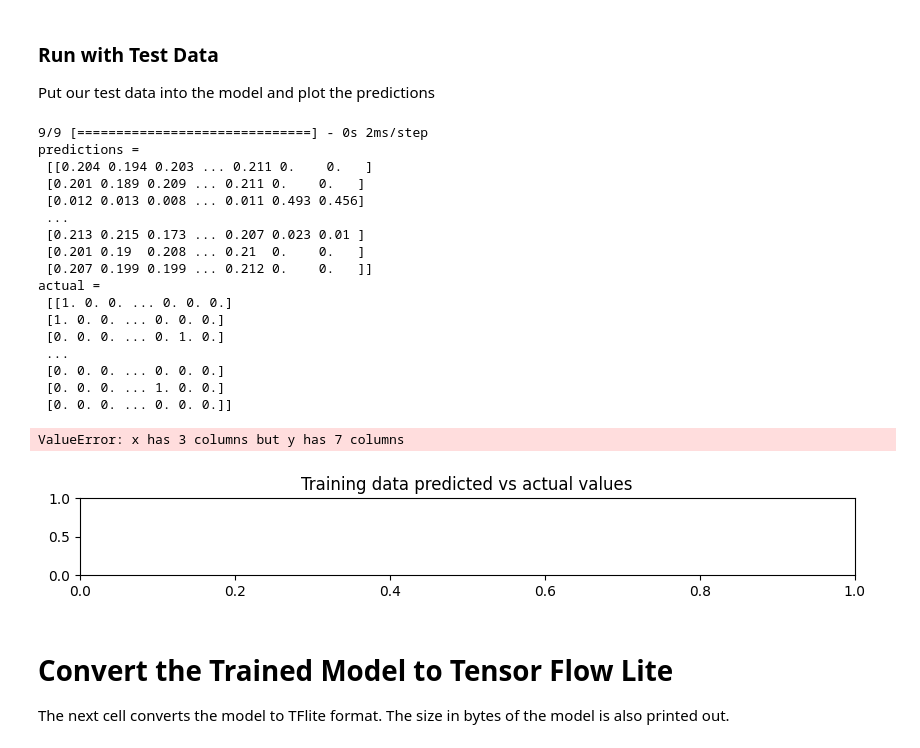
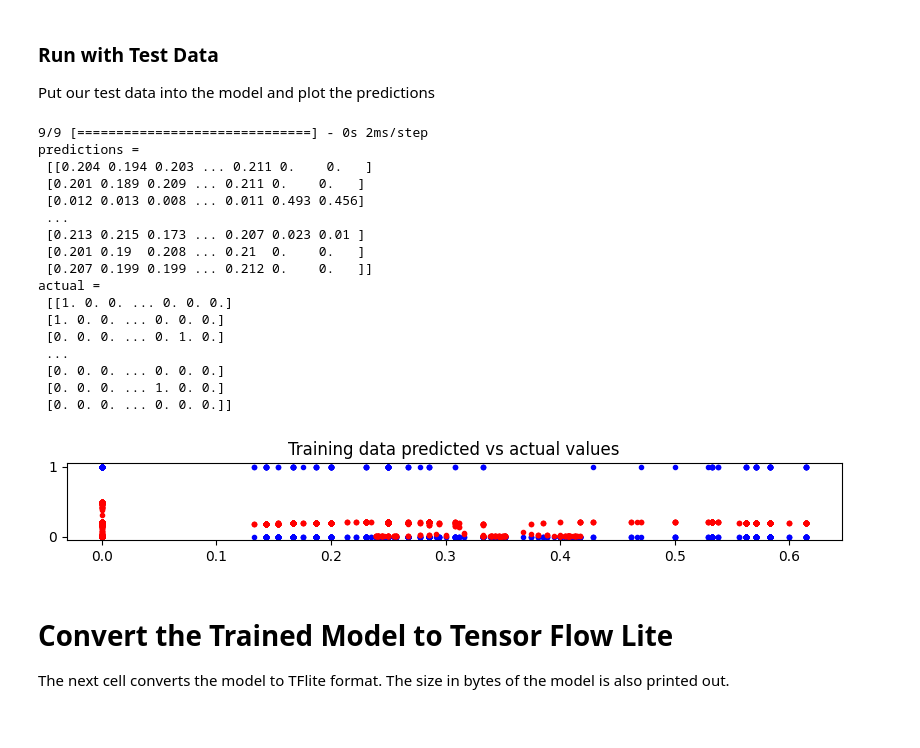
Before and after one commit to zorone/Fruit-Identification, a Jupyter notebook: object_color_classify_ino/FruitToEmoji_GIT.ipynb, the cells around one changed output. Cells and saved outputs as stored; diff of their text form; code cells hidden in the pictures.

Commit message:
Train model successfully. Now only need to test for real.

```diff
--- a/object_color_classify_ino/FruitToEmoji_GIT.ipynb
+++ b/object_color_classify_ino/FruitToEmoji_GIT.ipynb
@@ -190,40 +190,42 @@ Epoch 400/400
 # %% [markdown]
 ### Run with Test Data
 Put our test data into the model and plot the predictions
+# %%
+# convert inputs_test from (266,3) to (266,7)
+inputs_test_plt = np.hstack((inputs_test, np.zeros((266*4)).reshape(266,4)))
 # %%
 # use the model to predict the test inputs
 predictions = model.predict(inputs_test)
 
 # print the predictions and the expected ouputs
 print("predictions =\n", np.round(predictions, decimals=3))
 print("actual =\n", outputs_test)
 
 # Plot the predictions along with to the test data
 plt.clf()
 plt.title('Training data predicted vs actual values')
-plt.plot(inputs_test, outputs_test, 'b.', label='Actual')
-plt.plot(inputs_test, predictions, 'r.', label='Predicted')
+plt.plot(inputs_test_plt, outputs_test, 'b.', label='Actual')
+plt.plot(inputs_test_plt, predictions, 'r.', label='Predicted')
 plt.show()
 # %% [output]
 9/9 [==============================] - 0s 2ms/step
 predictions =
  [[0.204 0.194 0.203 ... 0.211 0.    0.   ]
  [0.201 0.189 0.209 ... 0.211 0.    0.   ]
  [0.012 0.013 0.008 ... 0.011 0.493 0.456]
  ...
  [0.213 0.215 0.173 ... 0.207 0.023 0.01 ]
  [0.201 0.19  0.208 ... 0.21  0.    0.   ]
  [0.207 0.199 0.199 ... 0.212 0.    0.   ]]
 actual =
  [[1. 0. 0. ... 0. 0. 0.]
  [1. 0. 0. ... 0. 0. 0.]
  [0. 0. 0. ... 0. 1. 0.]
  ...
  [0. 0. 0. ... 0. 0. 0.]
  [0. 0. 0. ... 1. 0. 0.]
  [0. 0. 0. ... 0. 0. 0.]]
-ValueError: x has 3 columns but y has 7 columns
-[figure, old version]
+[figure, new version]
 # %% [markdown]
 # Convert the Trained Model to Tensor Flow Lite
 
```
Also changed, not shown: parts of 2 cells of this notebook, 2 other files.
